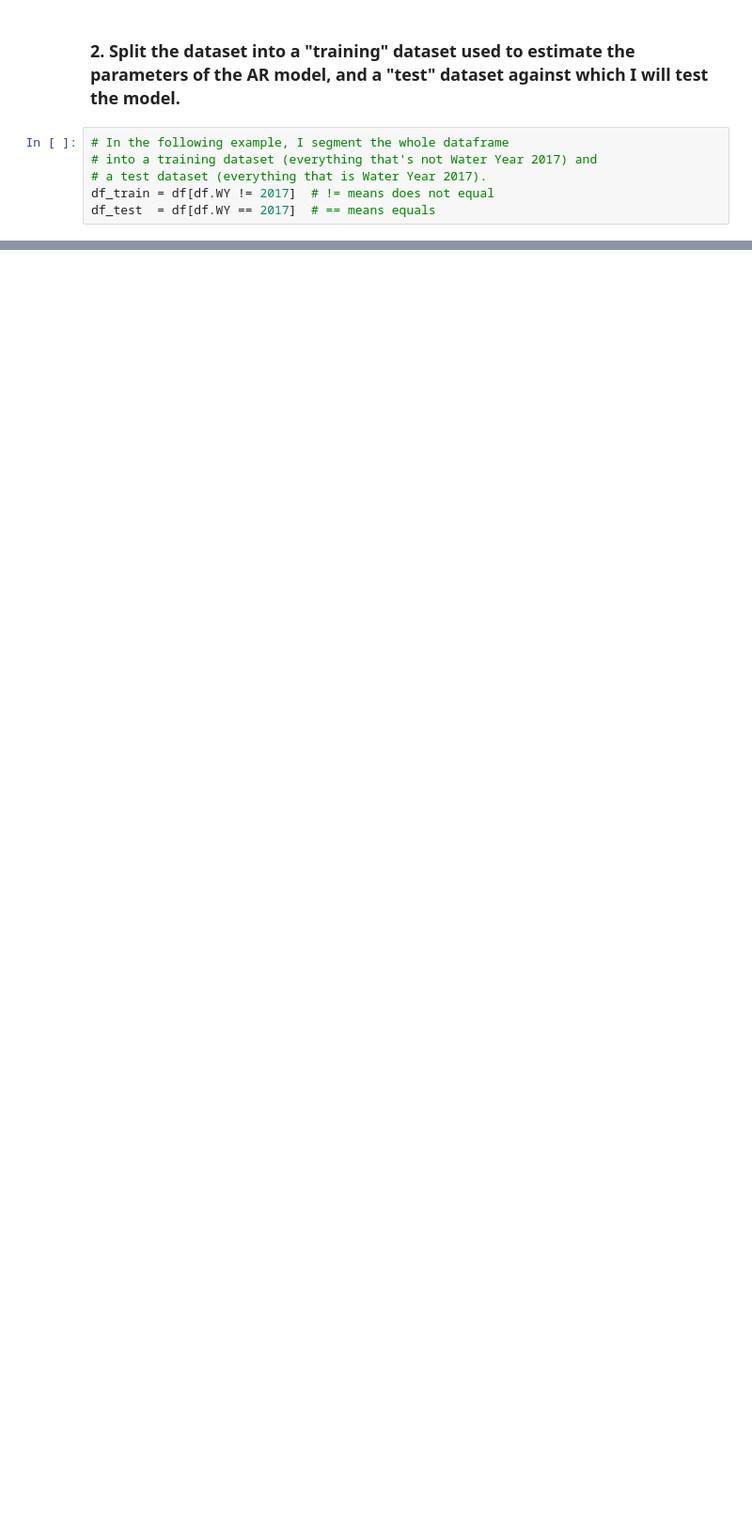
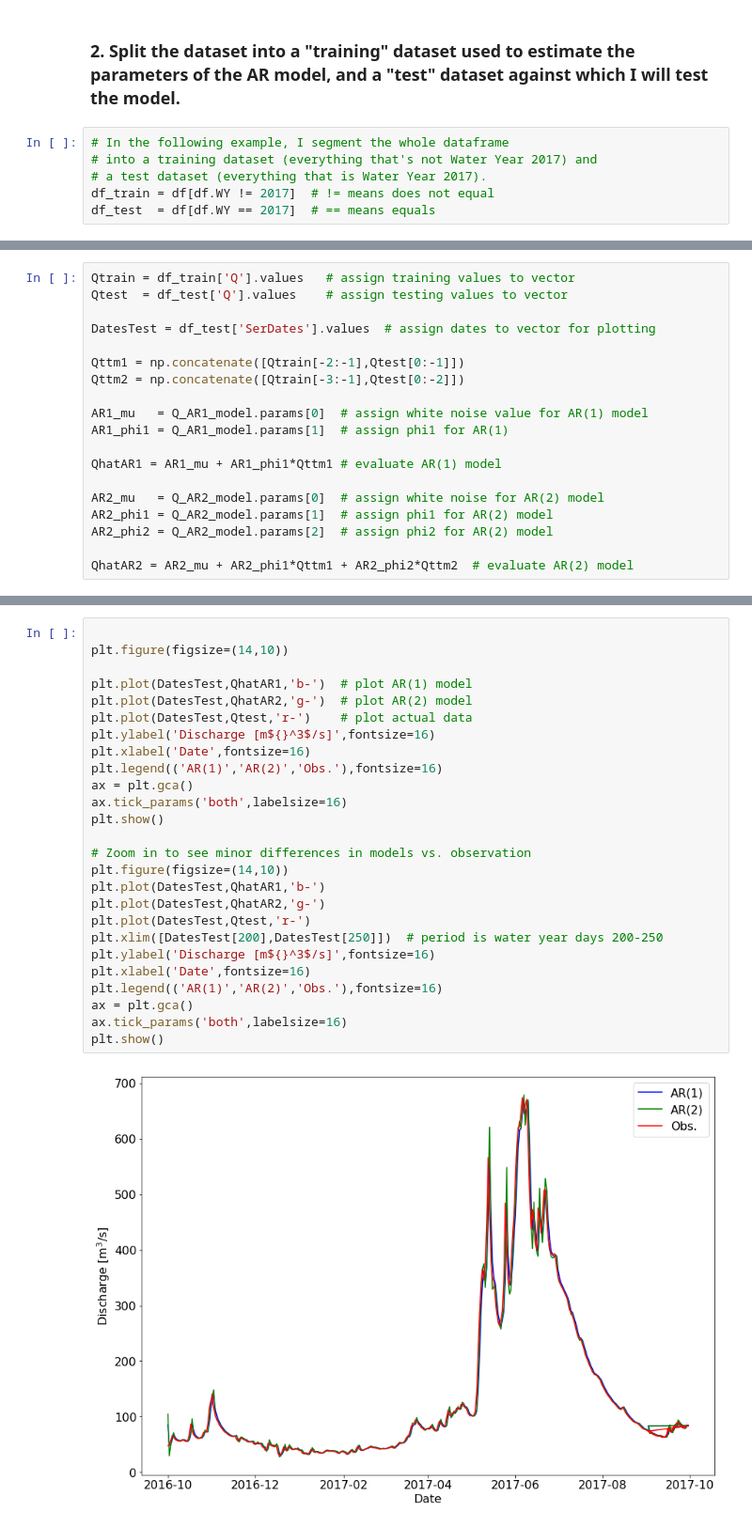
Before and after one commit to cameroncarsley/GEOS_518, a Jupyter notebook: Assignment_2/Hydrologic_Modeling_Assignment_2_Autoregressive_Models.ipynb, the cells around one changed output, grey strips where cells are left out. Shown at 94% size. Drawn from its saved outputs; the diff is of its cells as text; blank space fills up the shorter version.

```diff
--- a/Assignment_2/Hydrologic_Modeling_Assignment_2_Autoregressive_Models.ipynb
+++ b/Assignment_2/Hydrologic_Modeling_Assignment_2_Autoregressive_Models.ipynb
@@ -184,0 +250,19 @@ axarr.tick_params('both',labelsize=16)
+# %%
+Qtrain = df_train['Q'].values   # assign training values to vector
+Qtest  = df_test['Q'].values    # assign testing values to vector
+
+DatesTest = df_test['SerDates'].values  # assign dates to vector for plotting
+
+Qttm1 = np.concatenate([Qtrain[-2:-1],Qtest[0:-1]])
+Qttm2 = np.concatenate([Qtrain[-3:-1],Qtest[0:-2]])
+
+AR1_mu   = Q_AR1_model.params[0]  # assign white noise value for AR(1) model
+AR1_phi1 = Q_AR1_model.params[1]  # assign phi1 for AR(1)
+
+QhatAR1 = AR1_mu + AR1_phi1*Qttm1 # evaluate AR(1) model
+
+AR2_mu   = Q_AR2_model.params[0]  # assign white noise for AR(2) model
+AR2_phi1 = Q_AR2_model.params[1]  # assign phi1 for AR(2) model
+AR2_phi2 = Q_AR2_model.params[2]  # assign phi2 for AR(2) model
+
+QhatAR2 = AR2_mu + AR2_phi1*Qttm1 + AR2_phi2*Qttm2  # evaluate AR(2) model
@@ -184,0 +271,28 @@ axarr.tick_params('both',labelsize=16)
+# %%
+
+plt.figure(figsize=(14,10))
+
+plt.plot(DatesTest,QhatAR1,'b-')  # plot AR(1) model
+plt.plot(DatesTest,QhatAR2,'g-')  # plot AR(2) model
+plt.plot(DatesTest,Qtest,'r-')    # plot actual data
+plt.ylabel('Discharge [m${}^3$/s]',fontsize=16)
+plt.xlabel('Date',fontsize=16)
+plt.legend(('AR(1)','AR(2)','Obs.'),fontsize=16)
+ax = plt.gca()
+ax.tick_params('both',labelsize=16)
+plt.show()
+
+# Zoom in to see minor differences in models vs. observation
+plt.figure(figsize=(14,10))
+plt.plot(DatesTest,QhatAR1,'b-')
+plt.plot(DatesTest,QhatAR2,'g-')
+plt.plot(DatesTest,Qtest,'r-')
+plt.xlim([DatesTest[200],DatesTest[250]])  # period is water year days 200-250
+plt.ylabel('Discharge [m${}^3$/s]',fontsize=16)
+plt.xlabel('Date',fontsize=16)
+plt.legend(('AR(1)','AR(2)','Obs.'),fontsize=16)
+ax = plt.gca()
+ax.tick_params('both',labelsize=16)
+plt.show()
+# %% [output]
+[figure, added]
```
Also changed, not shown: parts of 25 cells of this notebook.
